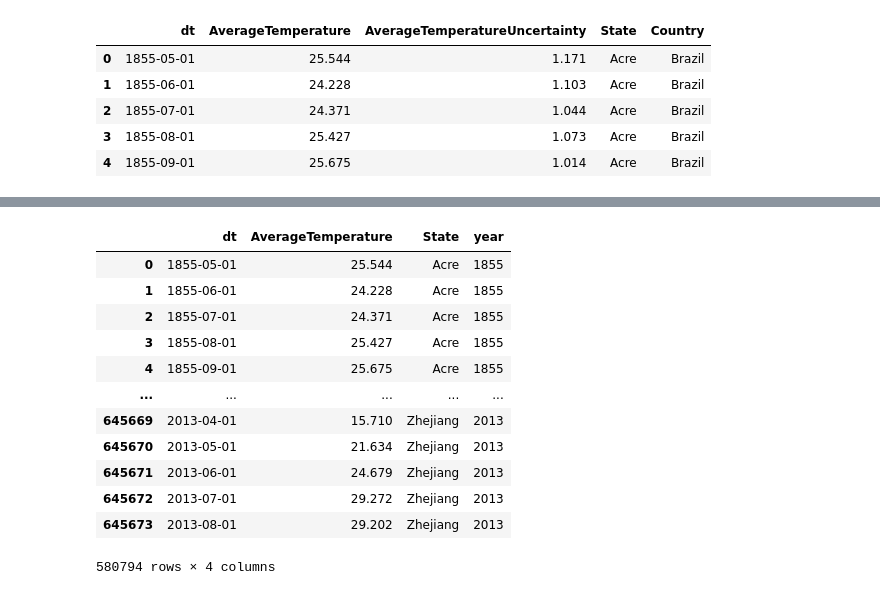
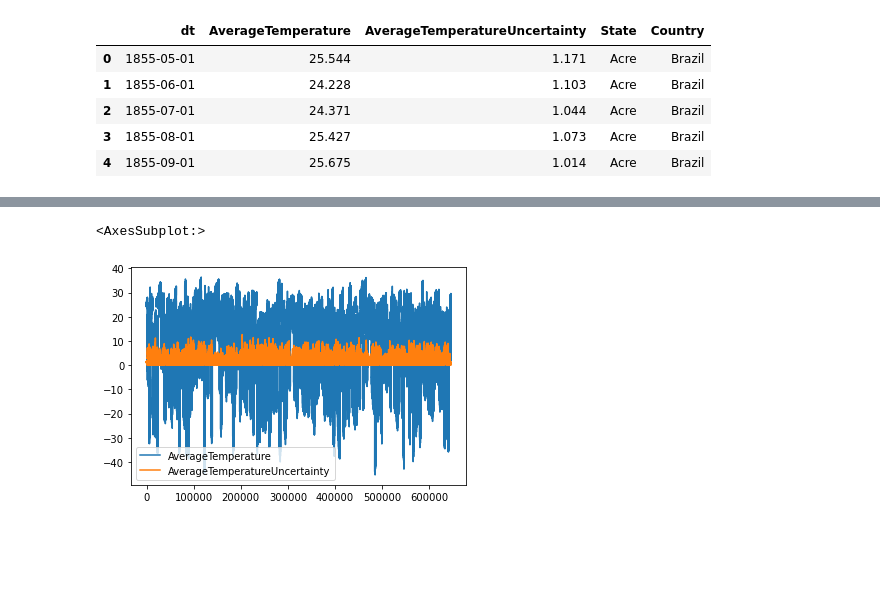
Before and after one commit to leonardovenan/santanderCoders3, a Jupyter notebook: Trabalho_final_states_arima.ipynb, the cells around one changed output, grey strips where cells are left out. Cells and saved outputs as stored; diff of their text form; code cells hidden in the pictures; blank space fills up the shorter version.

```diff
--- a/Trabalho_final_states_arima.ipynb
+++ b/Trabalho_final_states_arima.ipynb
@@ -64,17 +16,0 @@ data_arima
-# %%
-data_arima.drop('AverageTemperatureUncertainty', axis=1, inplace=True)
-data_arima
-# %% [output]
-|  | dt | AverageTemperature | State | year |
-| 0 | 1855-05-01 | 25.544 | Acre | 1855 |
-| 1 | 1855-06-01 | 24.228 | Acre | 1855 |
-| 2 | 1855-07-01 | 24.371 | Acre | 1855 |
-| 3 | 1855-08-01 | 25.427 | Acre | 1855 |
-| 4 | 1855-09-01 | 25.675 | Acre | 1855 |
-| ... | ... | ... | ... | ... |
-| 645669 | 2013-04-01 | 15.710 | Zhejiang | 2013 |
-| 645670 | 2013-05-01 | 21.634 | Zhejiang | 2013 |
-| 645671 | 2013-06-01 | 24.679 | Zhejiang | 2013 |
-| 645672 | 2013-07-01 | 29.272 | Zhejiang | 2013 |
-| 645673 | 2013-08-01 | 29.202 | Zhejiang | 2013 |
-580794 rows × 4 columns
@@ -83,3 +17,8 @@ data_arima.drop(data_arima[data_arima['State']!='Bahia'].index, inplace=True)
+# %%
+data_arima.plot()
+# %% [output]
+<AxesSubplot:>
+[figure, added]
 # %%
 data_arima
 # %% [output]
```
Also changed, not shown: parts of 13 cells of this notebook.
